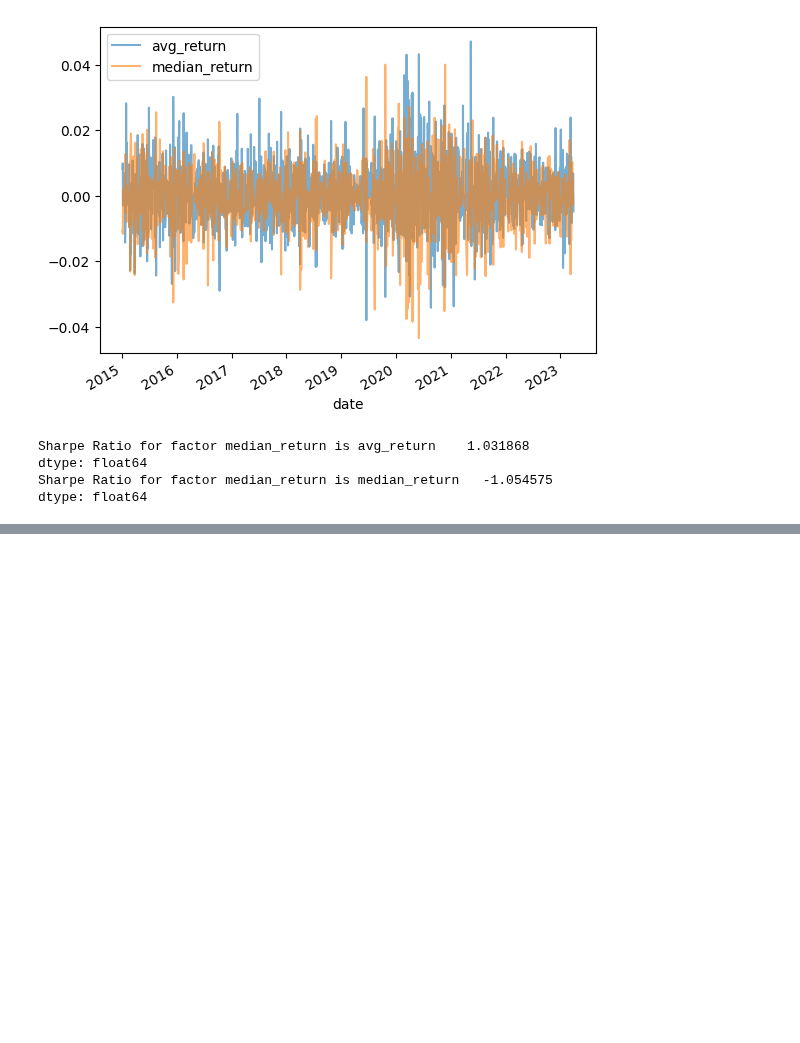
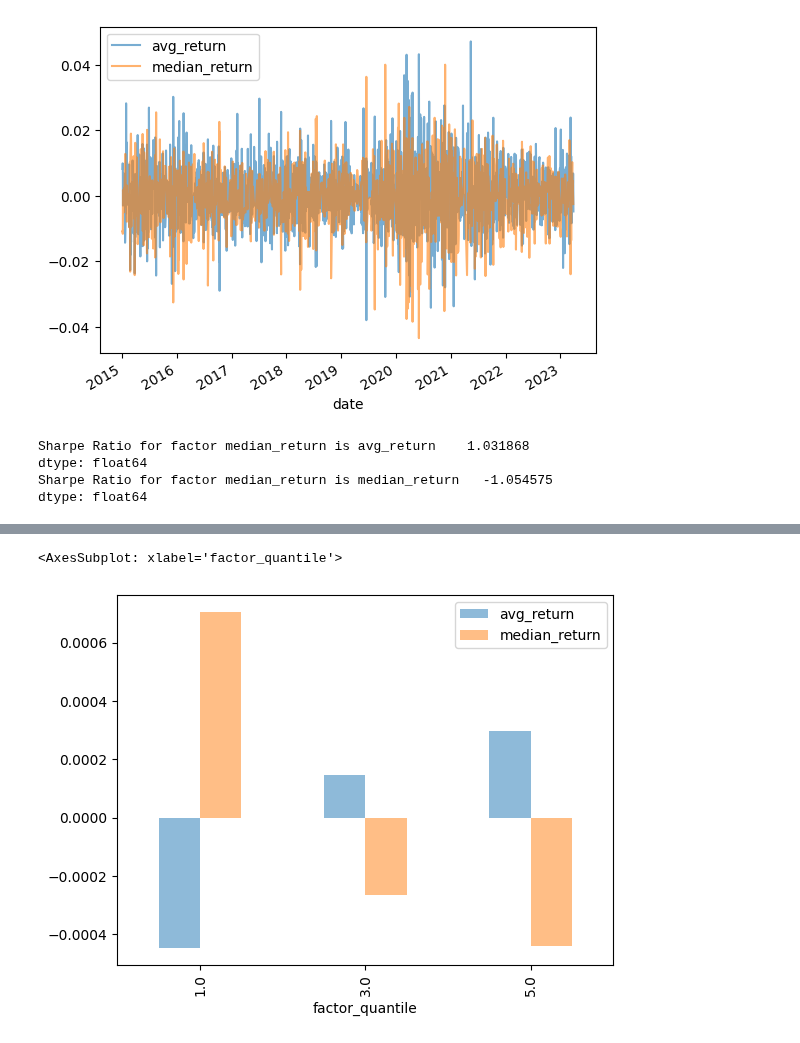
Before and after one commit to pasinsiri/quant-investment, a Jupyter notebook: alpha_factor.ipynb, the cells around one changed output, grey strips where cells are left out. Saved outputs shown, nothing was run; the diff lists cells and outputs as text; code cells hidden in the pictures; blank space fills up the shorter version.

```diff
--- a/alpha_factor.ipynb
+++ b/alpha_factor.ipynb
@@ -525,0 +544,13 @@ for factor in factor_names:
+# %%
+# mean return by quantile
+qt_return_df = None
+
+for factor in factor_names:
+    qt_ret, qt_std_err = al.performance.mean_return_by_quantile(factor_data_dict[factor])
+    qt_ret.columns = [factor]
+    qt_return_df = qt_ret if qt_return_df is None else qt_return_df.merge(qt_ret, left_index = True, right_index = True)
+# %%
+qt_return_df.plot(kind = 'bar', alpha = 0.5)
+# %% [output]
+<AxesSubplot: xlabel='factor_quantile'>
+[figure, added]
```
Also changed, not shown: parts of 4 cells of this notebook.
